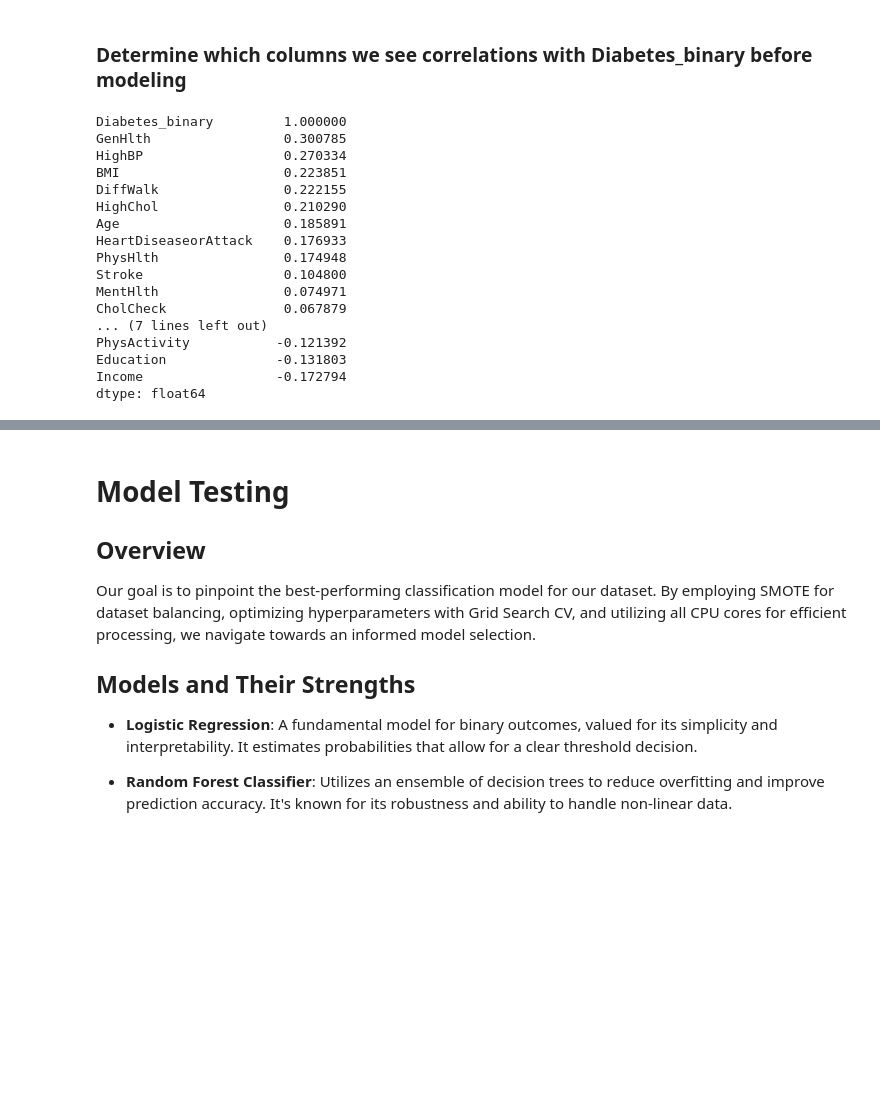
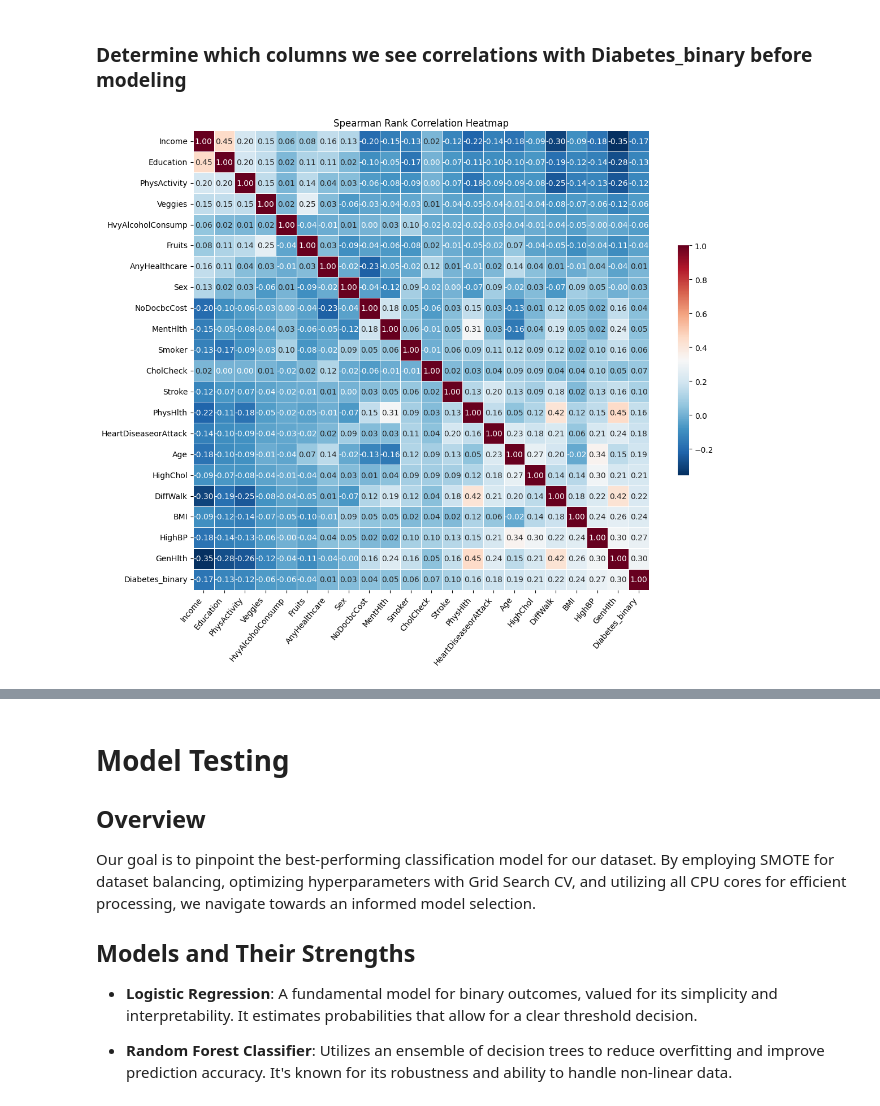
Before and after one commit to DataChemE/DTSA_5509_Final, a Jupyter notebook: project_notebook.ipynb, the cells around one changed output, grey strips where cells are left out. Drawn from its saved outputs; the diff is of its cells as text; code cells hidden in the pictures; blank space fills up the shorter version.

```diff
--- a/project_notebook.ipynb
+++ b/project_notebook.ipynb
@@ -247,24 +235,20 @@ A thorough examination for missing values was conducted to ensure dataset comple
 # Exploratory Data Analysis (EDA)
 # %% [markdown]
 ### Determine which columns we see correlations with Diabetes_binary before modeling
-# %%
-correlations = data.corrwith(data['Diabetes_binary'])
-print(correlations.sort_values(ascending=False))
-# %% [output]
-Diabetes_binary         1.000000
-GenHlth                 0.300785
-HighBP                  0.270334
-BMI                     0.223851
-DiffWalk                0.222155
-HighChol                0.210290
-Age                     0.185891
-HeartDiseaseorAttack    0.176933
-PhysHlth                0.174948
-Stroke                  0.104800
-MentHlth                0.074971
-CholCheck               0.067879
-... (7 lines left out)
-PhysActivity           -0.121392
-Education              -0.131803
-Income                 -0.172794
-dtype: float64
+# %%
+# Create a heatmap with the correlations of all the varaibles.
+spearman_correlations = data.corr(method='spearman')
+sorted_columns = spearman_correlations['Diabetes_binary'].sort_values(ascending=True).index
+sorted_corr_matrix = spearman_correlations.reindex(sorted_columns, axis=0).reindex(sorted_columns, axis=1)
+
+plt.figure(figsize=(12, 10))
+sns.heatmap(sorted_corr_matrix, annot=True, cmap='RdBu_r', fmt=".2f",
+            linewidths=.5, cbar_kws={"shrink": .5})
+
+plt.title('Spearman Rank Correlation Heatmap')
+plt.xticks(rotation=50, ha="right")
+plt.yticks(rotation=0)
+plt.tight_layout()
+plt.show()
+# %% [output]
+[figure, added]
```
Also changed, not shown: parts of 21 cells of this notebook.
